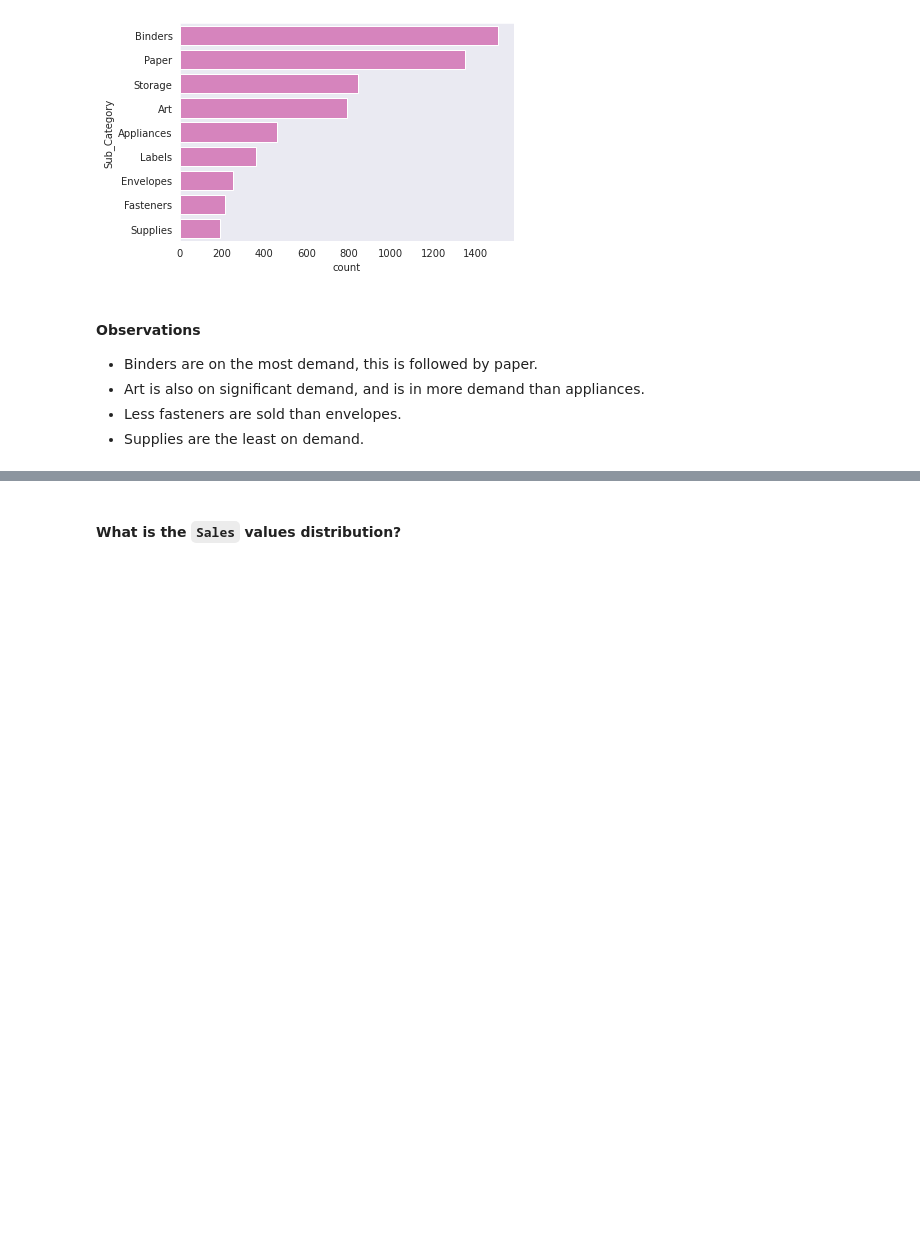
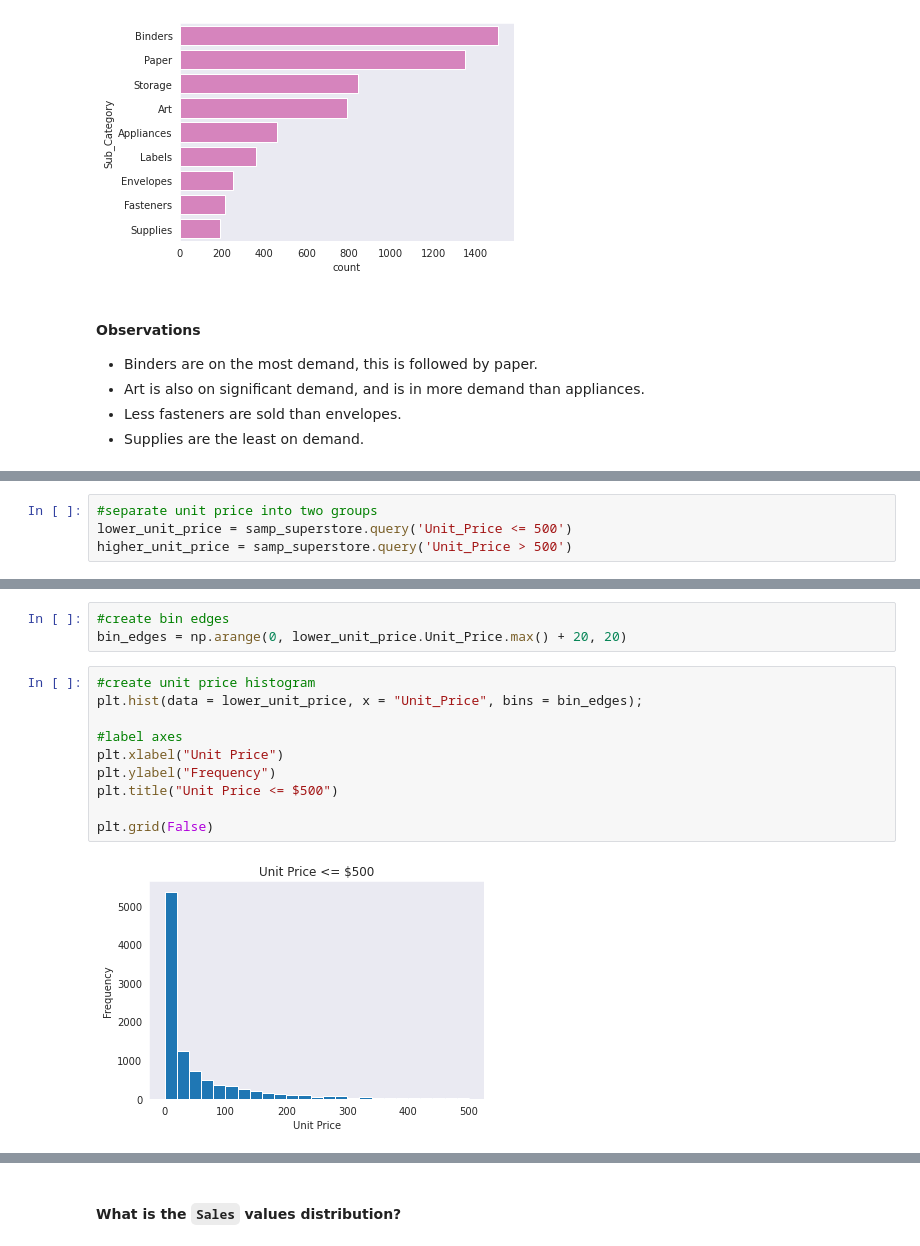
Before and after one commit to Dee-nDee/SuperStore_Data_Analysis, a Jupyter notebook: SuperStore.ipynb, the cells around one changed output, grey strips where cells are left out. Cells and saved outputs as stored; diff of their text form; blank space fills up the shorter version.

```diff
--- a/SuperStore.ipynb
+++ b/SuperStore.ipynb
@@ -722,0 +773,4 @@ plt.grid(False)
+# %%
+#separate unit price into two groups
+lower_unit_price = samp_superstore.query('Unit_Price <= 500')
+higher_unit_price = samp_superstore.query('Unit_Price > 500')
@@ -722,0 +791,15 @@ plt.grid(False)
+# %%
+#create bin edges
+bin_edges = np.arange(0, lower_unit_price.Unit_Price.max() + 20, 20)
+# %%
+#create unit price histogram
+plt.hist(data = lower_unit_price, x = "Unit_Price", bins = bin_edges);
+
+#label axes
+plt.xlabel("Unit Price")
+plt.ylabel("Frequency")
+plt.title("Unit Price <= $500")
+
+plt.grid(False)
+# %% [output]
+[figure, added]
```
Also changed, not shown: parts of 31 cells of this notebook.
